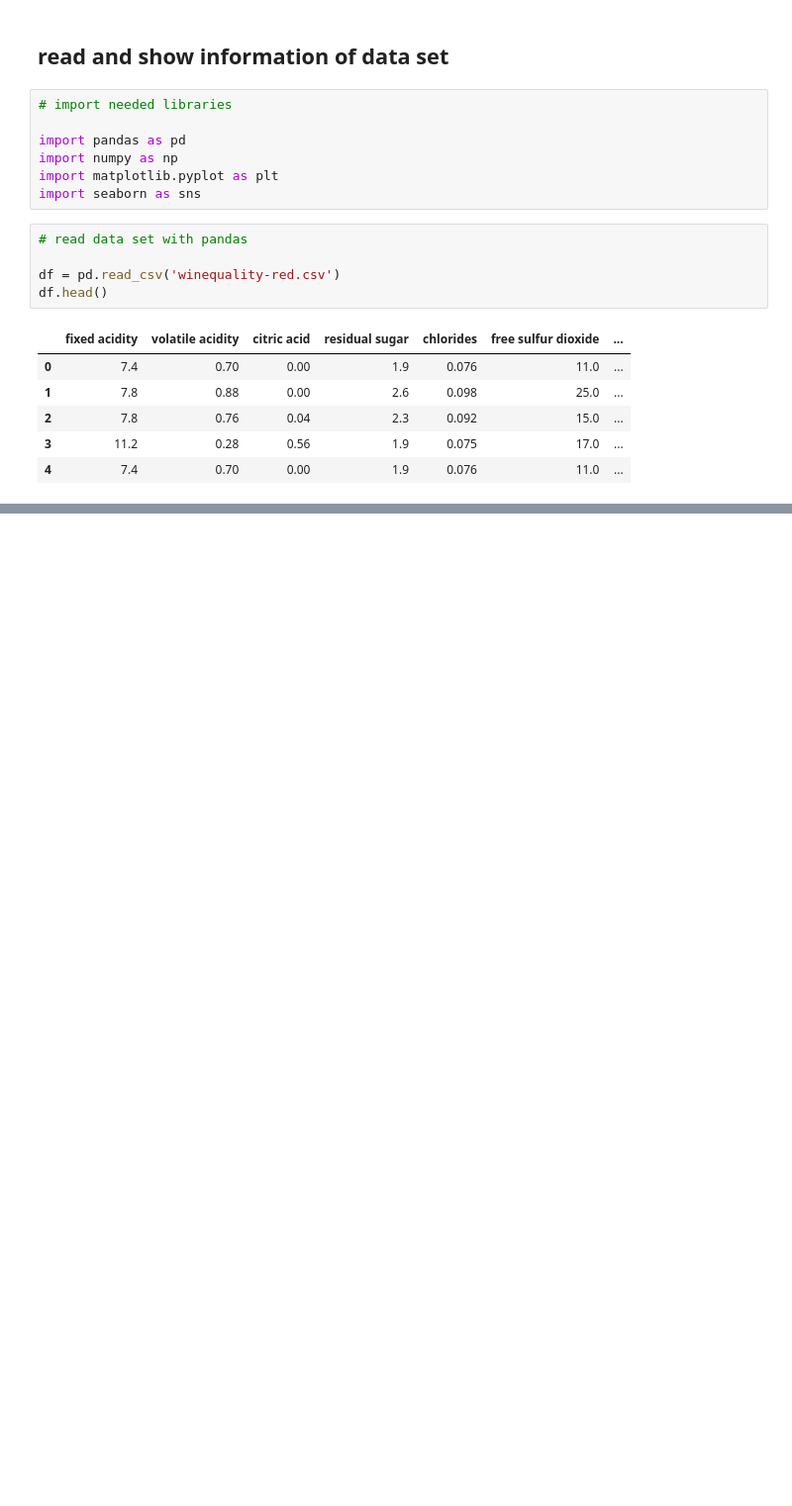
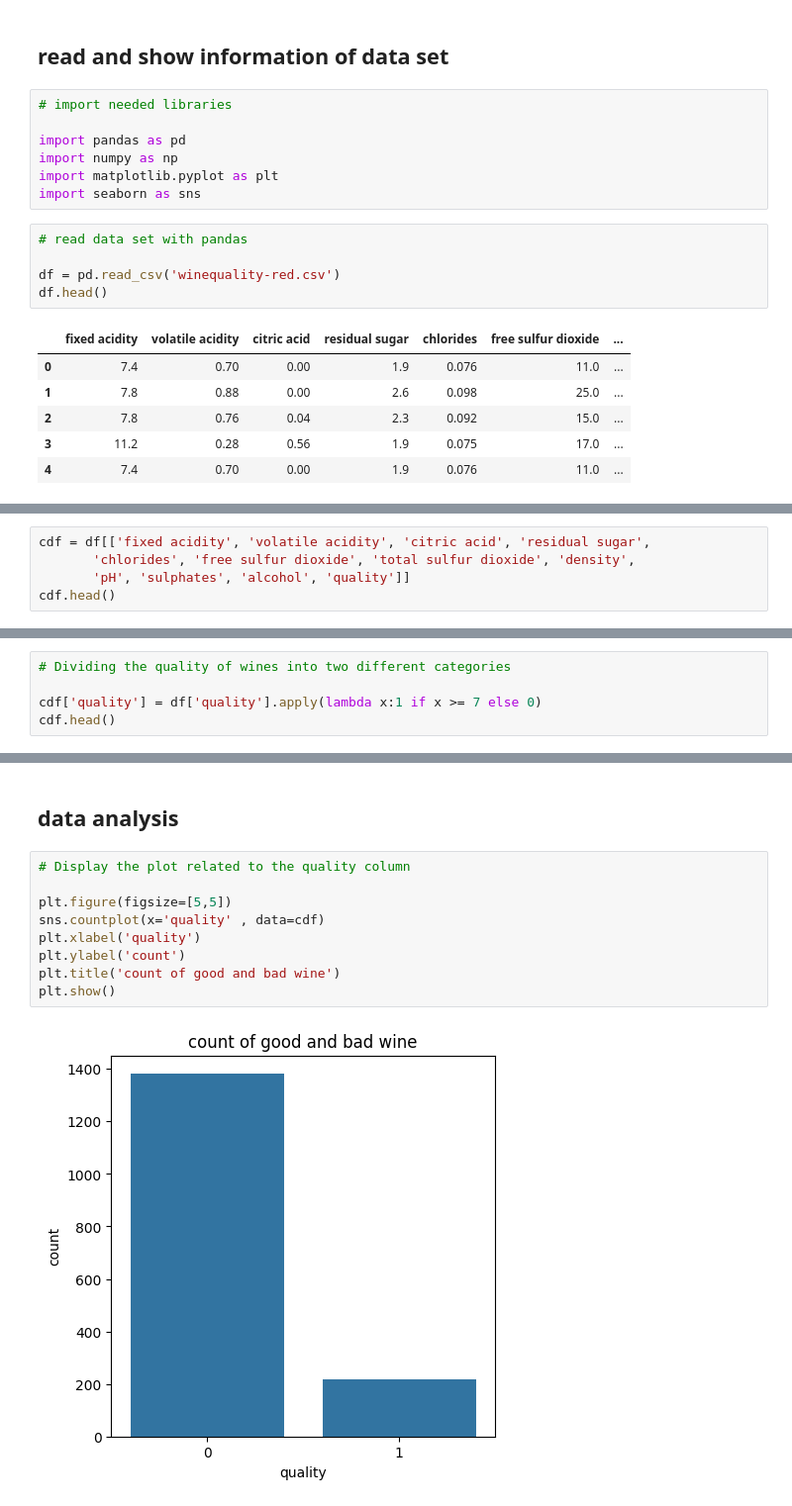
Before and after one commit to shadmankhezri/classification, a Jupyter notebook: wine_quality/wine_quality.ipynb, the cells around one changed output, grey strips where cells are left out. Shown at 99% size. Drawn from its saved outputs; the diff is of its cells as text; blank space fills up the shorter version.

```diff
--- a/wine_quality/wine_quality.ipynb
+++ b/wine_quality/wine_quality.ipynb
@@ -32,0 +106,5 @@ Index(['fixed acidity', 'volatile acidity', 'citric acid', 'residual sugar',
+# %%
+cdf = df[['fixed acidity', 'volatile acidity', 'citric acid', 'residual sugar',
+       'chlorides', 'free sulfur dioxide', 'total sulfur dioxide', 'density',
+       'pH', 'sulphates', 'alcohol', 'quality']]
+cdf.head()
@@ -32,0 +120,5 @@ Index(['fixed acidity', 'volatile acidity', 'citric acid', 'residual sugar',
+# %%
+# Dividing the quality of wines into two different categories
+
+cdf['quality'] = df['quality'].apply(lambda x:1 if x >= 7 else 0)
+cdf.head()
@@ -32,0 +132,13 @@ Index(['fixed acidity', 'volatile acidity', 'citric acid', 'residual sugar',
+# %% [markdown]
+## data analysis
+# %%
+# Display the plot related to the quality column
+
+plt.figure(figsize=[5,5])
+sns.countplot(x='quality' , data=cdf)
+plt.xlabel('quality')
+plt.ylabel('count')
+plt.title('count of good and bad wine')
+plt.show()
+# %% [output]
+[figure, added]
```
Also changed, not shown: parts of 25 cells of this notebook, 1 other file.
